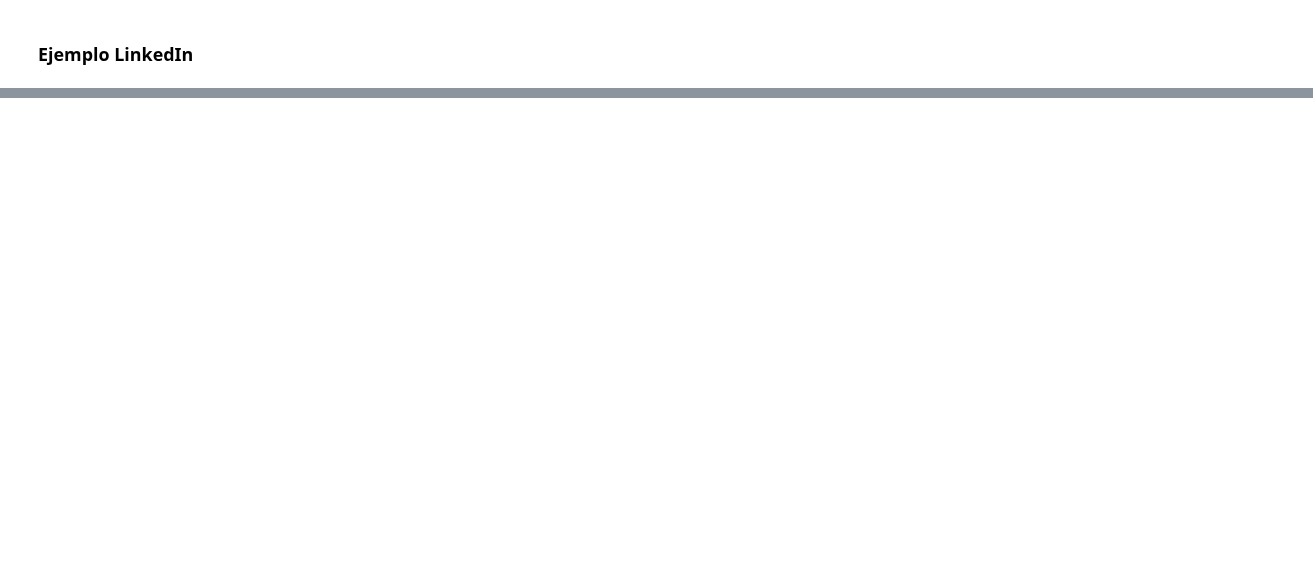
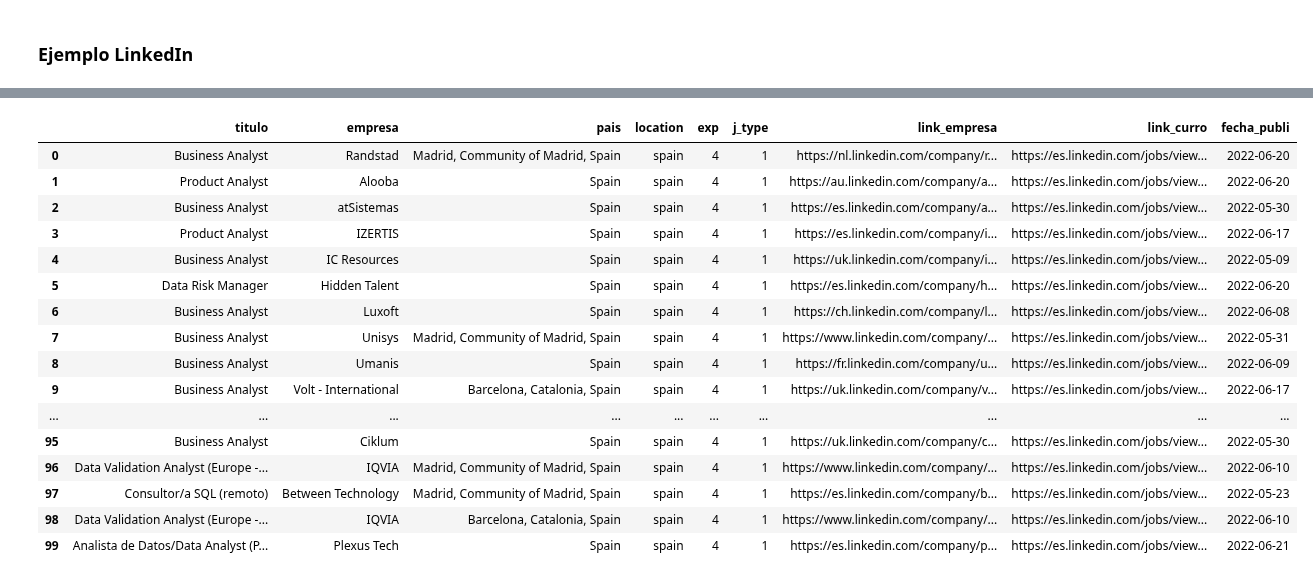
Before and after one commit to Ironhack-Data-Madrid-Mayo-2022/apuntes_clase, a Jupyter notebook: semana_4/2.2 - Web Scraping (bs4).ipynb, the cells around one changed output, grey strips where cells are left out. Cells and saved outputs as stored; diff of their text form; code cells hidden in the pictures; blank space fills up the shorter version.

```diff
--- a/semana_4/2.2 - Web Scraping (bs4).ipynb
+++ b/semana_4/2.2 - Web Scraping (bs4).ipynb
@@ -218,0 +322,16 @@ https://tools.keycdn.com/geo
+# %%
+todas_tarjetas=sopa.find('ul', class_="jobs-search__results-list")
+# %%
+data_1_curro=todas_tarjetas.find_all('li')[0]
+# %%
+titulo=data_1_curro.find('h3').text.strip()
+
+empresa=data_1_curro.find('a', class_="hidden-nested-link").text.strip()
+
+pais=data_1_curro.find('span', class_="job-search-card__location").text.strip()
+
+link_empresa=data_1_curro.find('a', class_="hidden-nested-link").attrs['href']
+
+link_curro=data_1_curro.find('a').attrs['href']
+
+fecha_publi=data_1_curro.find('time').attrs['datetime']
@@ -218,0 +402,2 @@ https://tools.keycdn.com/geo
+# %%
+df=linkedin('data', 'spain', 1e6, 4, 4, 1)
@@ -218,0 +418,22 @@ https://tools.keycdn.com/geo
+# %%
+from IPython.display import HTML
+
+HTML(df.to_html(render_links=True))
+# %% [output]
+|  | titulo | empresa | pais | location | exp | j_type | link_empresa | link_curro | fecha_publi |
+| 0 | Business Analyst | Randstad | Madrid, Community of Madrid, Spain | spain | 4 | 1 | https://nl.linkedin.com/company/r... | https://es.linkedin.com/jobs/view... | 2022-06-20 |
+| 1 | Product Analyst | Alooba | Spain | spain | 4 | 1 | https://au.linkedin.com/company/a... | https://es.linkedin.com/jobs/view... | 2022-06-20 |
+| 2 | Business Analyst | atSistemas | Spain | spain | 4 | 1 | https://es.linkedin.com/company/a... | https://es.linkedin.com/jobs/view... | 2022-05-30 |
+| 3 | Product Analyst | IZERTIS | Spain | spain | 4 | 1 | https://es.linkedin.com/company/i... | https://es.linkedin.com/jobs/view... | 2022-06-17 |
+| 4 | Business Analyst | IC Resources | Spain | spain | 4 | 1 | https://uk.linkedin.com/company/i... | https://es.linkedin.com/jobs/view... | 2022-05-09 |
+| 5 | Data Risk Manager | Hidden Talent | Spain | spain | 4 | 1 | https://es.linkedin.com/company/h... | https://es.linkedin.com/jobs/view... | 2022-06-20 |
+| 6 | Business Analyst | Luxoft | Spain | spain | 4 | 1 | https://ch.linkedin.com/company/l... | https://es.linkedin.com/jobs/view... | 2022-06-08 |
+| 7 | Business Analyst | Unisys | Madrid, Community of Madrid, Spain | spain | 4 | 1 | https://www.linkedin.com/company/... | https://es.linkedin.com/jobs/view... | 2022-05-31 |
+| 8 | Business Analyst | Umanis | Spain | spain | 4 | 1 | https://fr.linkedin.com/company/u... | https://es.linkedin.com/jobs/view... | 2022-06-09 |
+| 9 | Business Analyst | Volt - International | Barcelona, Catalonia, Spain | spain | 4 | 1 | https://uk.linkedin.com/company/v... | https://es.linkedin.com/jobs/view... | 2022-06-17 |
+| ... | ... | ... | ... | ... | ... | ... | ... | ... | ... |
+| 95 | Business Analyst | Ciklum | Spain | spain | 4 | 1 | https://uk.linkedin.com/company/c... | https://es.linkedin.com/jobs/view... | 2022-05-30 |
+| 96 | Data Validation Analyst (Europe -... | IQVIA | Madrid, Community of Madrid, Spain | spain | 4 | 1 | https://www.linkedin.com/company/... | https://es.linkedin.com/jobs/view... | 2022-06-10 |
+| 97 | Consultor/a SQL (remoto) | Between Technology | Madrid, Community of Madrid, Spain | spain | 4 | 1 | https://es.linkedin.com/company/b... | https://es.linkedin.com/jobs/view... | 2022-05-23 |
+| 98 | Data Validation Analyst (Europe -... | IQVIA | Barcelona, Catalonia, Spain | spain | 4 | 1 | https://www.linkedin.com/company/... | https://es.linkedin.com/jobs/view... | 2022-06-10 |
+| 99 | Analista de Datos/Data Analyst (P... | Plexus Tech | Spain | spain | 4 | 1 | https://es.linkedin.com/company/p... | https://es.linkedin.com/jobs/view... | 2022-06-21 |
```
Also changed, not shown: parts of 16 cells of this notebook.
